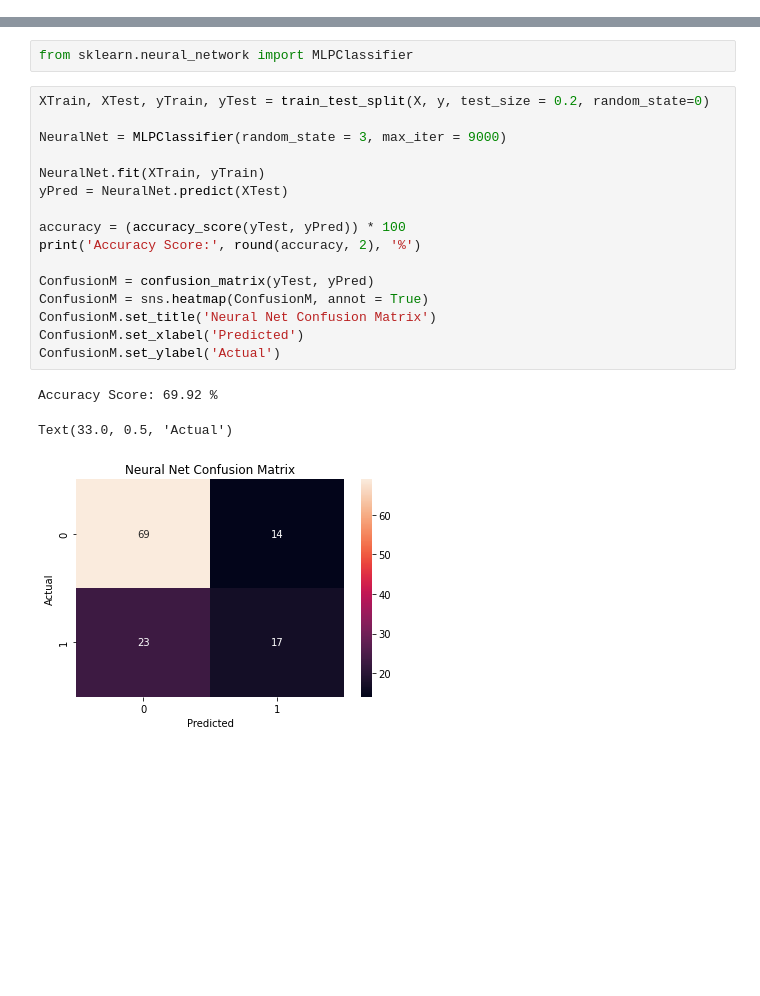
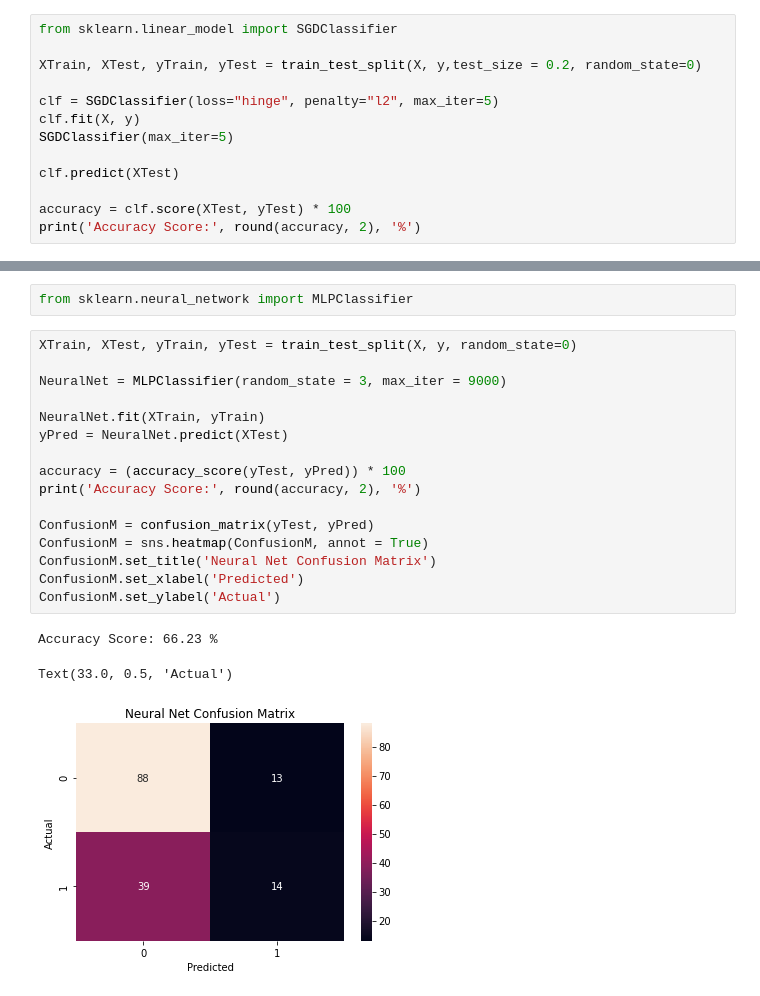
Before and after one commit to sadiatasneemkhan/BMEN_415_Project, a Jupyter notebook: Davina/Classification/Classification Models.ipynb, the cells around one changed output, grey strips where cells are left out. Cells and saved outputs as stored; diff of their text form; blank space fills up the shorter version.

```diff
--- a/Davina/Classification/Classification Models.ipynb
+++ b/Davina/Classification/Classification Models.ipynb
@@ -87,0 +64,13 @@ Text(33.0, 0.5, 'Actual')
+# %%
+from sklearn.linear_model import SGDClassifier
+
+XTrain, XTest, yTrain, yTest = train_test_split(X, y,test_size = 0.2, random_state=0)
+
+clf = SGDClassifier(loss="hinge", penalty="l2", max_iter=5)
+clf.fit(X, y)
+SGDClassifier(max_iter=5)
+
+clf.predict(XTest)
+
+accuracy = clf.score(XTest, yTest) * 100
+print('Accuracy Score:', round(accuracy, 2), '%')
@@ -90,22 +91,22 @@ Text(33.0, 0.5, 'Actual')
 # %%
 from sklearn.neural_network import MLPClassifier
 # %%
-XTrain, XTest, yTrain, yTest = train_test_split(X, y, test_size = 0.2, random_state=0)
+XTrain, XTest, yTrain, yTest = train_test_split(X, y, random_state=0)
 
 NeuralNet = MLPClassifier(random_state = 3, max_iter = 9000)
 
 NeuralNet.fit(XTrain, yTrain)
 yPred = NeuralNet.predict(XTest)
 
 accuracy = (accuracy_score(yTest, yPred)) * 100
 print('Accuracy Score:', round(accuracy, 2), '%')
 
 ConfusionM = confusion_matrix(yTest, yPred)
 ConfusionM = sns.heatmap(ConfusionM, annot = True)
 ConfusionM.set_title('Neural Net Confusion Matrix')
 ConfusionM.set_xlabel('Predicted')
 ConfusionM.set_ylabel('Actual')
 # %% [output]
-Accuracy Score: 69.92 %
+Accuracy Score: 66.23 %
 Text(33.0, 0.5, 'Actual')
-[figure, old version]
+[figure, new version]
```
Also changed, not shown: parts of 7 cells of this notebook.
